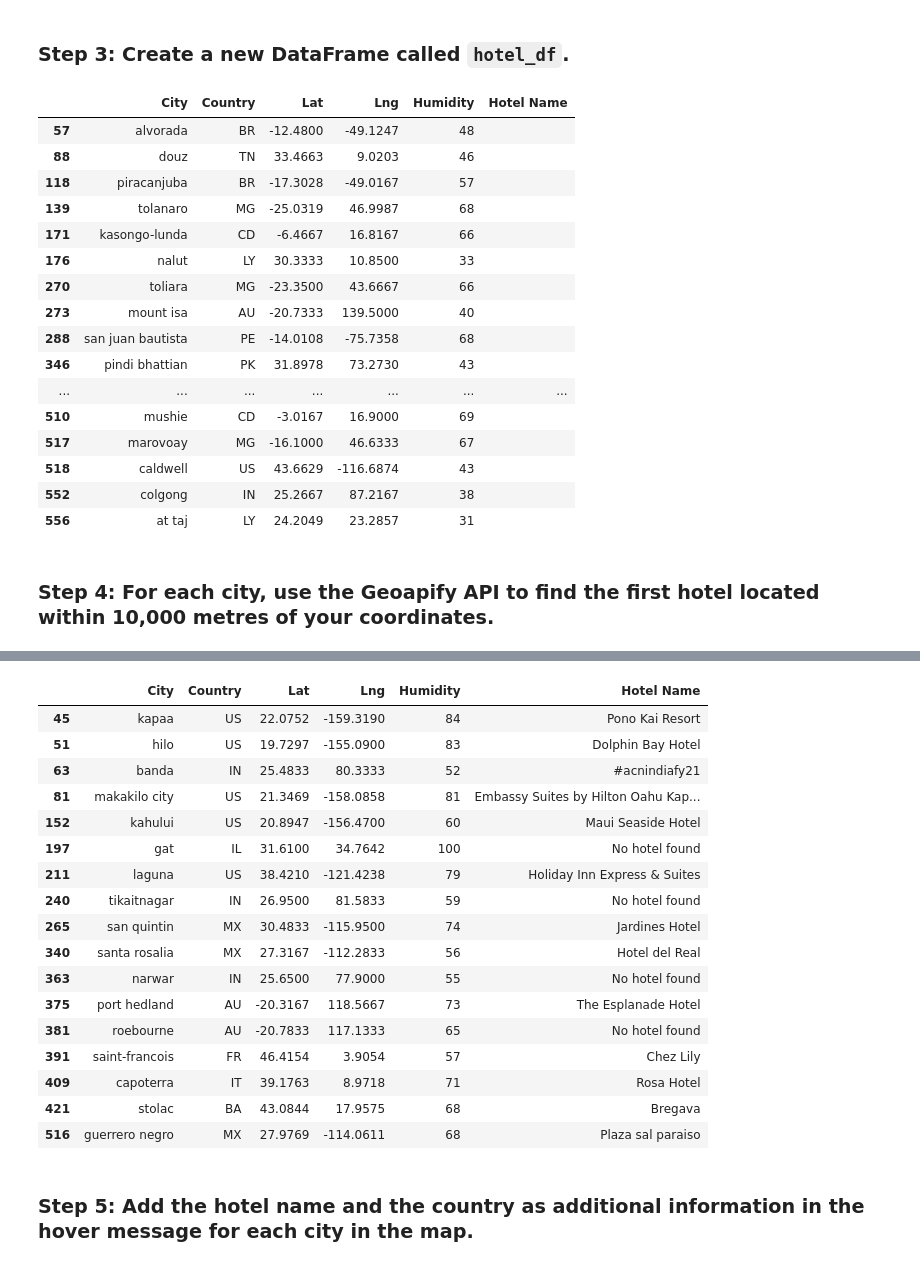
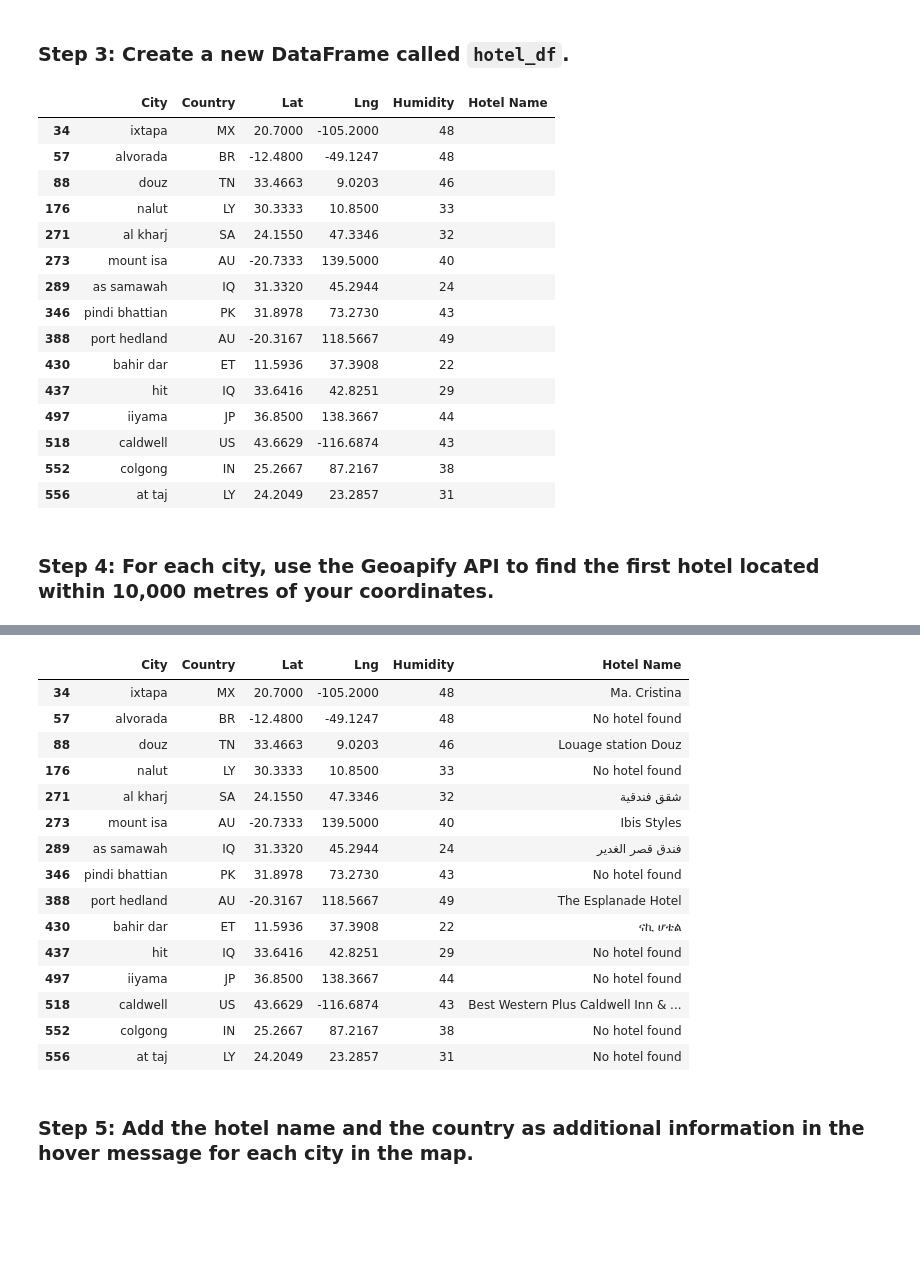
Before and after one commit to sloucel/Python-API-Challenge, a Jupyter notebook: WeatherPy/VacationPy.ipynb, the cells around one changed output, grey strips where cells are left out. Drawn from its saved outputs; the diff is of its cells as text; code cells hidden in the pictures; blank space fills up the shorter version.

```diff
--- a/WeatherPy/VacationPy.ipynb
+++ b/WeatherPy/VacationPy.ipynb
@@ -60,10 +60,10 @@ map_plot_1
 # %%
 # Narrow down cities that fit criteria and drop any results with null values
 # Ideal weather conditions temp & humidity
-max_temp = 26
+max_temp = 30
 min_temp = 20
-max_humidity = 70
-min_humidity = 25
+max_humidity = 50
+min_humidity = 20
 max_cloud = 50
 max_wind_speed = 6
 
@@ -112,19 +111,18 @@ hotel_df['Hotel Name'] = ''
 hotel_df.head(20)
 # %% [output]
 |  | City | Country | Lat | Lng | Humidity | Hotel Name |
+| 34 | ixtapa | MX | 20.7000 | -105.2000 | 48 |  |
 | 57 | alvorada | BR | -12.4800 | -49.1247 | 48 |  |
 | 88 | douz | TN | 33.4663 | 9.0203 | 46 |  |
-| 118 | piracanjuba | BR | -17.3028 | -49.0167 | 57 |  |
-| 139 | tolanaro | MG | -25.0319 | 46.9987 | 68 |  |
-| 171 | kasongo-lunda | CD | -6.4667 | 16.8167 | 66 |  |
 | 176 | nalut | LY | 30.3333 | 10.8500 | 33 |  |
-| 270 | toliara | MG | -23.3500 | 43.6667 | 66 |  |
+| 271 | al kharj | SA | 24.1550 | 47.3346 | 32 |  |
 | 273 | mount isa | AU | -20.7333 | 139.5000 | 40 |  |
-| 288 | san juan bautista | PE | -14.0108 | -75.7358 | 68 |  |
+| 289 | as samawah | IQ | 31.3320 | 45.2944 | 24 |  |
 | 346 | pindi bhattian | PK | 31.8978 | 73.2730 | 43 |  |
-| ... | ... | ... | ... | ... | ... | ... |
-| 510 | mushie | CD | -3.0167 | 16.9000 | 69 |  |
-| 517 | marovoay | MG | -16.1000 | 46.6333 | 67 |  |
+| 388 | port hedland | AU | -20.3167 | 118.5667 | 49 |  |
+| 430 | bahir dar | ET | 11.5936 | 37.3908 | 22 |  |
+| 437 | hit | IQ | 33.6416 | 42.8251 | 29 |  |
+| 497 | iiyama | JP | 36.8500 | 138.3667 | 44 |  |
 | 518 | caldwell | US | 43.6629 | -116.6874 | 43 |  |
 | 552 | colgong | IN | 25.2667 | 87.2167 | 38 |  |
 | 556 | at taj | LY | 24.2049 | 23.2857 | 31 |  |
@@ -132,32 +130,36 @@ hotel_df.head(20)
 ### Step 4: For each city, use the Geoapify API to find the first hotel located within 10,000 metres of your coordinates.
 # %%
 # Set parameters to search for a hotel
-radius = # YOUR CODE HERE
+categories = "accommodation.hotel"
+radius = 10000
+limit = 3
+
 params = {
-    # YOUR CODE HERE
+    "categories":categories,
+    "limit":limit,
+    "apiKey":geoapify_key
 }
-
 # Print a message to follow up the hotel search
 print("Starting hotel search")
 
 # Iterate through the hotel_df DataFrame
 for index, row in hotel_df.iterrows():
     # get latitude, longitude from the DataFrame
-    # YOUR CODE HERE
+    latitude = row['Lat']
+    longitude = row['Lng']
 
     # Add filter and bias parameters with the current city's latitude and longitude to the params dictionary
-    params["filter"] = # YOUR CODE HERE
-    params["bias"] = # YOUR CODE HERE
+    params["filter"] = f"circle:{longitude},{latitude},{radius}"
+    params["bias"] = f"proximity:{longitude},{latitude}"
 
     # Set base URL
     base_url = "https://api.geoapify.com/v2/places"
 
-
-    # Make and API request using the params dictionaty
-    name_address = # YOUR CODE HERE
+    # Make and API request using the params dictionary
+    name_address = requests.get(base_url, params=params)
 
     # Convert the API response to JSON format
-    name_address = # YOUR CODE HERE
+    name_address = name_address.json()
 
     # Grab the first hotel from the results and store the name in the hotel_df DataFrame
     try:
@@ -193,20 +193,18 @@ guerrero negro - nearest hotel: Plaza sal paraiso
 |  | City | Country | Lat | Lng | Humidity | Hotel Name |
-| 45 | kapaa | US | 22.0752 | -159.3190 | 84 | Pono Kai Resort |
-| 51 | hilo | US | 19.7297 | -155.0900 | 83 | Dolphin Bay Hotel |
-| 63 | banda | IN | 25.4833 | 80.3333 | 52 | #acnindiafy21 |
-| 81 | makakilo city | US | 21.3469 | -158.0858 | 81 | Embassy Suites by Hilton Oahu Kap... |
-| 152 | kahului | US | 20.8947 | -156.4700 | 60 | Maui Seaside Hotel |
-| 197 | gat | IL | 31.6100 | 34.7642 | 100 | No hotel found |
-| 211 | laguna | US | 38.4210 | -121.4238 | 79 | Holiday Inn Express & Suites |
-| 240 | tikaitnagar | IN | 26.9500 | 81.5833 | 59 | No hotel found |
-| 265 | san quintin | MX | 30.4833 | -115.9500 | 74 | Jardines Hotel |
-| 340 | santa rosalia | MX | 27.3167 | -112.2833 | 56 | Hotel del Real |
-| 363 | narwar | IN | 25.6500 | 77.9000 | 55 | No hotel found |
-| 375 | port hedland | AU | -20.3167 | 118.5667 | 73 | The Esplanade Hotel |
-| 381 | roebourne | AU | -20.7833 | 117.1333 | 65 | No hotel found |
-| 391 | saint-francois | FR | 46.4154 | 3.9054 | 57 | Chez Lily |
-| 409 | capoterra | IT | 39.1763 | 8.9718 | 71 | Rosa Hotel |
-| 421 | stolac | BA | 43.0844 | 17.9575 | 68 | Bregava |
-| 516 | guerrero negro | MX | 27.9769 | -114.0611 | 68 | Plaza sal paraiso |
+| 34 | ixtapa | MX | 20.7000 | -105.2000 | 48 | Ma. Cristina |
+| 57 | alvorada | BR | -12.4800 | -49.1247 | 48 | No hotel found |
+| 88 | douz | TN | 33.4663 | 9.0203 | 46 | Louage station Douz |
+| 176 | nalut | LY | 30.3333 | 10.8500 | 33 | No hotel found |
+| 271 | al kharj | SA | 24.1550 | 47.3346 | 32 | شقق فندقية |
+| 273 | mount isa | AU | -20.7333 | 139.5000 | 40 | Ibis Styles |
+| 289 | as samawah | IQ | 31.3320 | 45.2944 | 24 | فندق قصر الغدير |
+| 346 | pindi bhattian | PK | 31.8978 | 73.2730 | 43 | No hotel found |
+| 388 | port hedland | AU | -20.3167 | 118.5667 | 49 | The Esplanade Hotel |
+| 430 | bahir dar | ET | 11.5936 | 37.3908 | 22 | ናኪ ሆቴል |
+| 437 | hit | IQ | 33.6416 | 42.8251 | 29 | No hotel found |
+| 497 | iiyama | JP | 36.8500 | 138.3667 | 44 | No hotel found |
+| 518 | caldwell | US | 43.6629 | -116.6874 | 43 | Best Western Plus Caldwell Inn & ... |
+| 552 | colgong | IN | 25.2667 | 87.2167 | 38 | No hotel found |
+| 556 | at taj | LY | 24.2049 | 23.2857 | 31 | No hotel found |
 # %% [markdown]
 ### Step 5: Add the hotel name and the country as additional information in the hover message for each city in the map.
```
Also changed, not shown: parts of 4 cells of this notebook, 1 other file.
